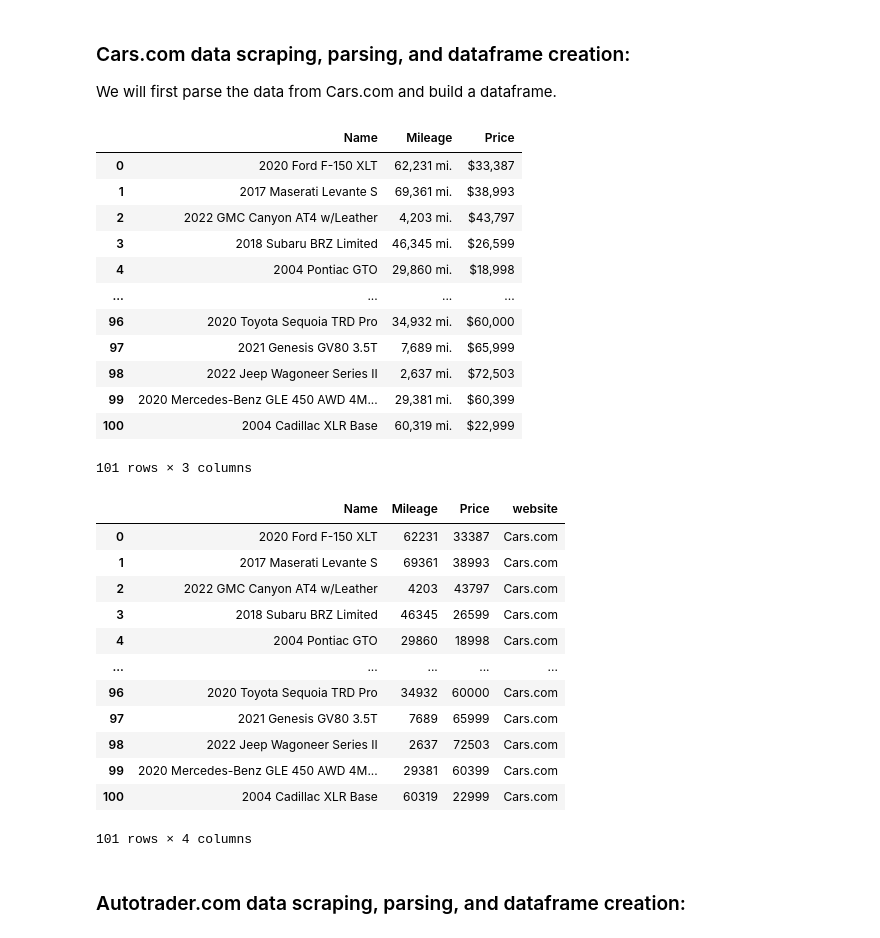
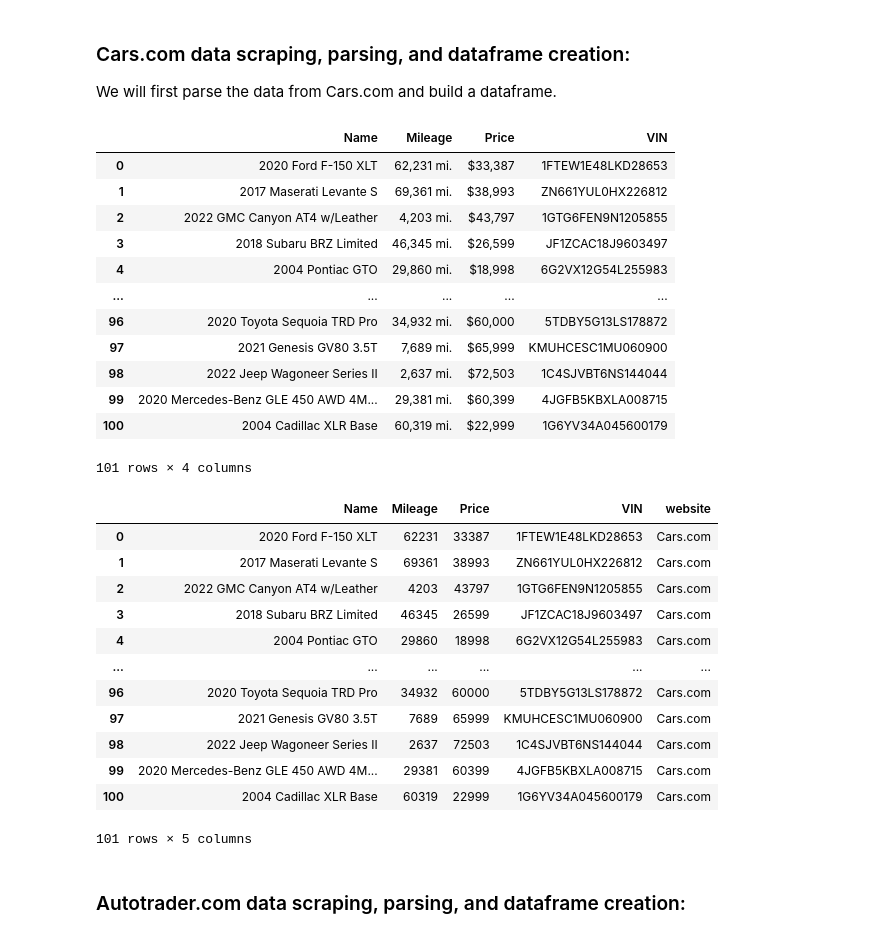
Before and after one commit to spooknewt/tools1_project_TG_AM, a Jupyter notebook: used_cars_project.ipynb, the cells around one changed output. Drawn from its saved outputs; the diff is of its cells as text; code cells hidden in the pictures.

```diff
--- a/used_cars_project.ipynb
+++ b/used_cars_project.ipynb
@@ -75,24 +75,29 @@ for item in content_list:
     #price.append(item.find_all('span', attrs={'class': "primary-price"}))
     price.append(item.find('span', attrs={'class': "primary-price"}).getText())
 #print(price)
+
+vin = []
+vin_html_list = html_soup.find_all('a', attrs={'class':'sds-button--secondary contact-by-phone'})
+for item in vin_html_list:
+    vin.append(re.search(r'data-vin="(\S+)" ',str(item))[1])
 # %%
 #Combine Name, Mileage, and Prices into Dataframe:
-data_cars = pd.DataFrame({"Name" : names, "Mileage" : miles, "Price" : price})[["Name", "Mileage", "Price"]]
+data_cars = pd.DataFrame({"Name" : names, "Mileage" : miles, "Price" : price, "VIN" : vin})[["Name", "Mileage", "Price", "VIN"]]
 data_cars
 # %% [output]
-|  | Name | Mileage | Price |
-| 0 | 2020 Ford F-150 XLT | 62,231 mi. | $33,387 |
-| 1 | 2017 Maserati Levante S | 69,361 mi. | $38,993 |
-| 2 | 2022 GMC Canyon AT4 w/Leather | 4,203 mi. | $43,797 |
-| 3 | 2018 Subaru BRZ Limited | 46,345 mi. | $26,599 |
-| 4 | 2004 Pontiac GTO | 29,860 mi. | $18,998 |
-| ... | ... | ... | ... |
-| 96 | 2020 Toyota Sequoia TRD Pro | 34,932 mi. | $60,000 |
-| 97 | 2021 Genesis GV80 3.5T | 7,689 mi. | $65,999 |
-| 98 | 2022 Jeep Wagoneer Series II | 2,637 mi. | $72,503 |
-| 99 | 2020 Mercedes-Benz GLE 450 AWD 4M... | 29,381 mi. | $60,399 |
-| 100 | 2004 Cadillac XLR Base | 60,319 mi. | $22,999 |
+|  | Name | Mileage | Price | VIN |
+| 0 | 2020 Ford F-150 XLT | 62,231 mi. | $33,387 | 1FTEW1E48LKD28653 |
+| 1 | 2017 Maserati Levante S | 69,361 mi. | $38,993 | ZN661YUL0HX226812 |
+| 2 | 2022 GMC Canyon AT4 w/Leather | 4,203 mi. | $43,797 | 1GTG6FEN9N1205855 |
+| 3 | 2018 Subaru BRZ Limited | 46,345 mi. | $26,599 | JF1ZCAC18J9603497 |
+| 4 | 2004 Pontiac GTO | 29,860 mi. | $18,998 | 6G2VX12G54L255983 |
+| ... | ... | ... | ... | ... |
+| 96 | 2020 Toyota Sequoia TRD Pro | 34,932 mi. | $60,000 | 5TDBY5G13LS178872 |
+| 97 | 2021 Genesis GV80 3.5T | 7,689 mi. | $65,999 | KMUHCESC1MU060900 |
+| 98 | 2022 Jeep Wagoneer Series II | 2,637 mi. | $72,503 | 1C4SJVBT6NS144044 |
+| 99 | 2020 Mercedes-Benz GLE 450 AWD 4M... | 29,381 mi. | $60,399 | 4JGFB5KBXLA008715 |
+| 100 | 2004 Cadillac XLR Base | 60,319 mi. | $22,999 | 1G6YV34A045600179 |
-101 rows × 3 columns
+101 rows × 4 columns
 # %%
 #Convert Mileage to number:
 def mileage(row):
@@ -123,19 +128,19 @@ data_cars = data_cars[data_cars['Price']!='Not Priced']
 data_cars['website'] = 'Cars.com'
 data_cars
 # %% [output]
-|  | Name | Mileage | Price | website |
-| 0 | 2020 Ford F-150 XLT | 62231 | 33387 | Cars.com |
-| 1 | 2017 Maserati Levante S | 69361 | 38993 | Cars.com |
-| 2 | 2022 GMC Canyon AT4 w/Leather | 4203 | 43797 | Cars.com |
-| 3 | 2018 Subaru BRZ Limited | 46345 | 26599 | Cars.com |
-| 4 | 2004 Pontiac GTO | 29860 | 18998 | Cars.com |
-| ... | ... | ... | ... | ... |
-| 96 | 2020 Toyota Sequoia TRD Pro | 34932 | 60000 | Cars.com |
-| 97 | 2021 Genesis GV80 3.5T | 7689 | 65999 | Cars.com |
-| 98 | 2022 Jeep Wagoneer Series II | 2637 | 72503 | Cars.com |
-| 99 | 2020 Mercedes-Benz GLE 450 AWD 4M... | 29381 | 60399 | Cars.com |
-| 100 | 2004 Cadillac XLR Base | 60319 | 22999 | Cars.com |
+|  | Name | Mileage | Price | VIN | website |
+| 0 | 2020 Ford F-150 XLT | 62231 | 33387 | 1FTEW1E48LKD28653 | Cars.com |
+| 1 | 2017 Maserati Levante S | 69361 | 38993 | ZN661YUL0HX226812 | Cars.com |
+| 2 | 2022 GMC Canyon AT4 w/Leather | 4203 | 43797 | 1GTG6FEN9N1205855 | Cars.com |
+| 3 | 2018 Subaru BRZ Limited | 46345 | 26599 | JF1ZCAC18J9603497 | Cars.com |
+| 4 | 2004 Pontiac GTO | 29860 | 18998 | 6G2VX12G54L255983 | Cars.com |
+| ... | ... | ... | ... | ... | ... |
+| 96 | 2020 Toyota Sequoia TRD Pro | 34932 | 60000 | 5TDBY5G13LS178872 | Cars.com |
+| 97 | 2021 Genesis GV80 3.5T | 7689 | 65999 | KMUHCESC1MU060900 | Cars.com |
+| 98 | 2022 Jeep Wagoneer Series II | 2637 | 72503 | 1C4SJVBT6NS144044 | Cars.com |
+| 99 | 2020 Mercedes-Benz GLE 450 AWD 4M... | 29381 | 60399 | 4JGFB5KBXLA008715 | Cars.com |
+| 100 | 2004 Cadillac XLR Base | 60319 | 22999 | 1G6YV34A045600179 | Cars.com |
-101 rows × 4 columns
+101 rows × 5 columns
 # %% [markdown]
 ### Autotrader.com data scraping, parsing, and dataframe creation:
 # %%
```
